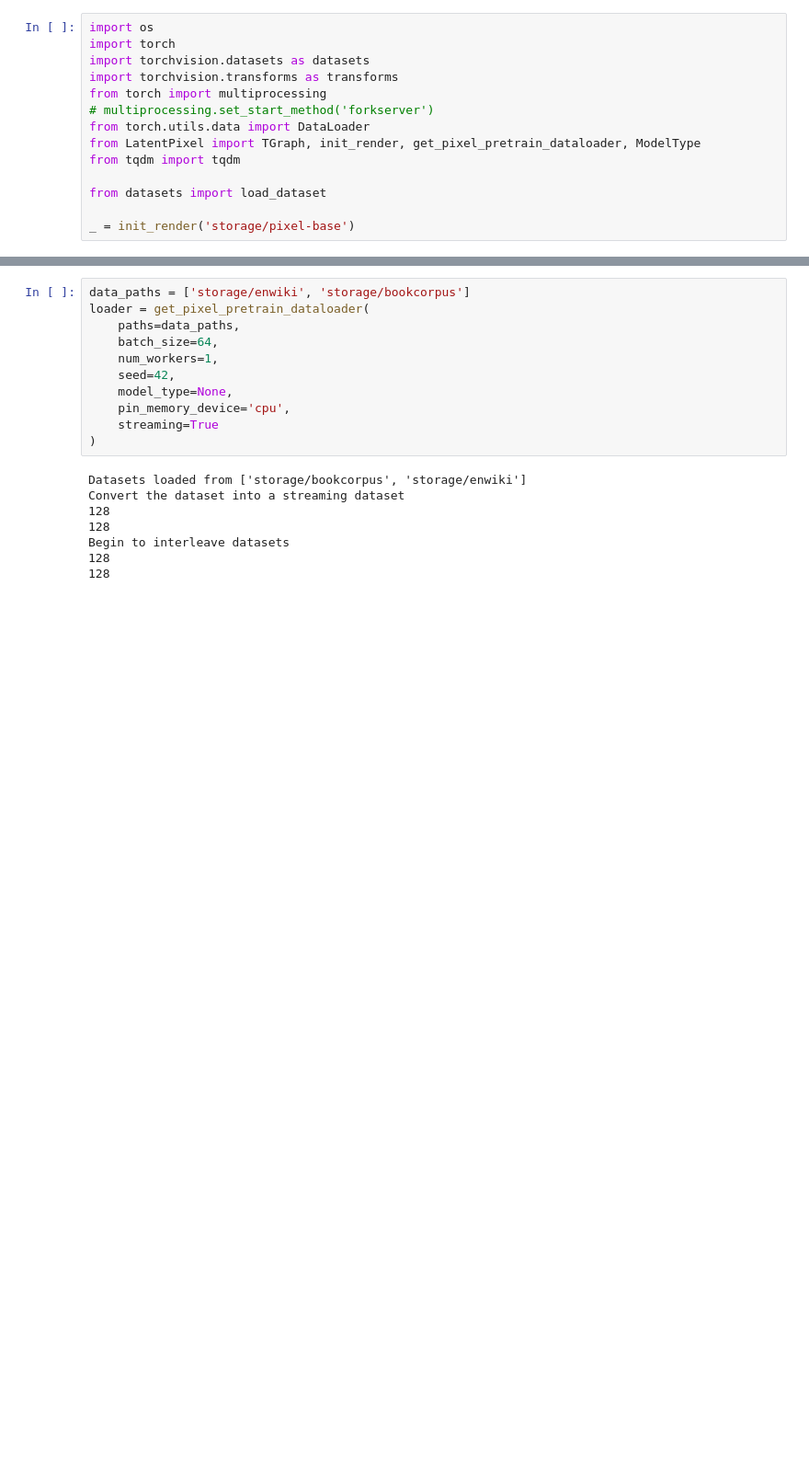
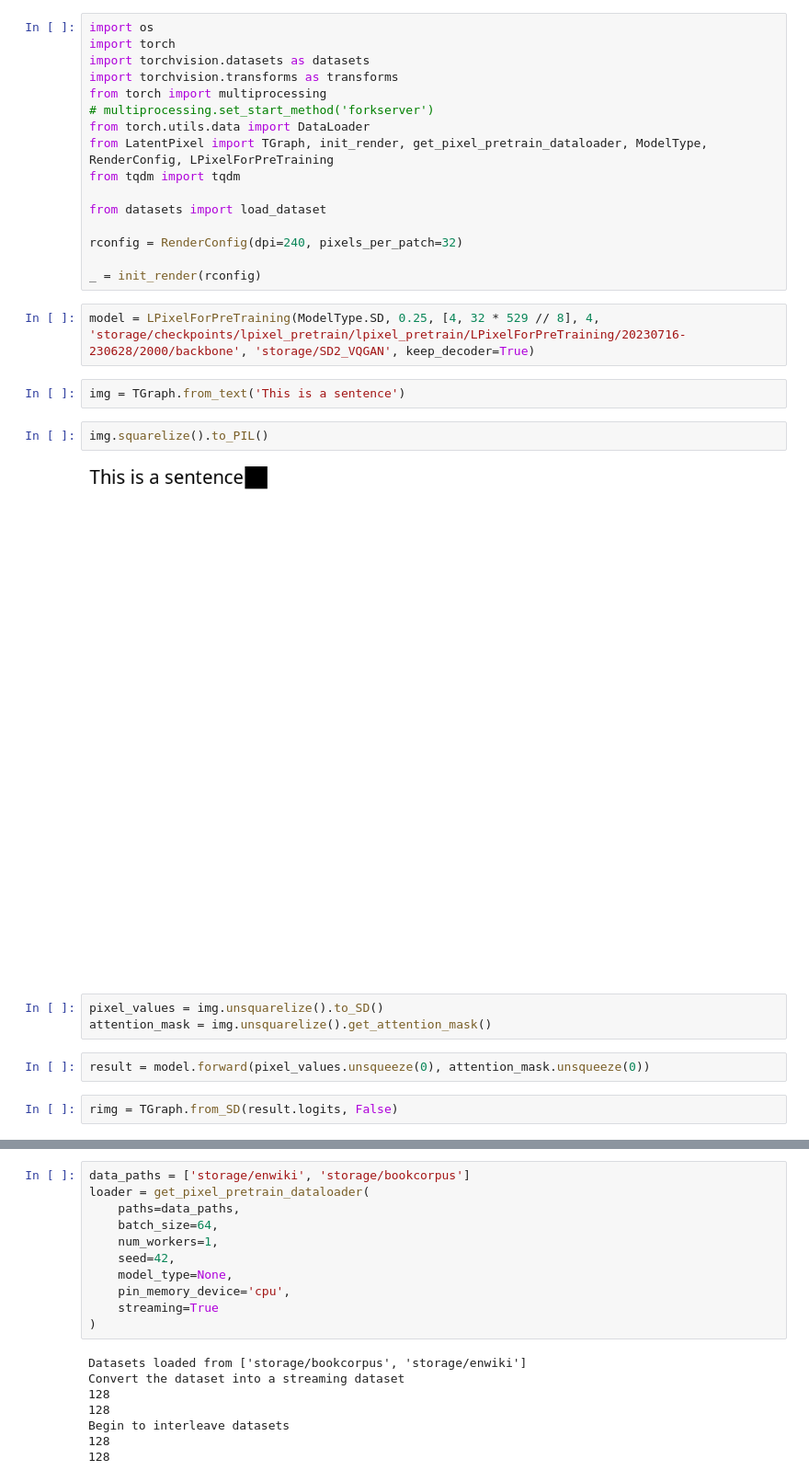
Before and after one commit to april-tools/pixar, a Jupyter notebook: parallel_render.ipynb, the cells around one changed output, grey strips where cells are left out. Shown at 92% size. Drawn from its saved outputs; the diff is of its cells as text; blank space fills up the shorter version.

Commit message:
fix train to pixel error

```diff
--- a/parallel_render.ipynb
+++ b/parallel_render.ipynb
@@ -6,9 +6,26 @@ import torchvision.transforms as transforms
 from torch import multiprocessing
 # multiprocessing.set_start_method('forkserver')
 from torch.utils.data import DataLoader
-from LatentPixel import TGraph, init_render, get_pixel_pretrain_dataloader, ModelType
+from LatentPixel import TGraph, init_render, get_pixel_pretrain_dataloader, ModelType, RenderConfig, LPixelForPreTraining
 from tqdm import tqdm
 
 from datasets import load_dataset
 
-_ = init_render('storage/pixel-base')
+rconfig = RenderConfig(dpi=240, pixels_per_patch=32)
+
+_ = init_render(rconfig)
+# %%
+model = LPixelForPreTraining(ModelType.SD, 0.25, [4, 32 * 529 // 8], 4, 'storage/checkpoints/lpixel_pretrain/lpixel_pretrain/LPixelForPreTraining/20230716-230628/2000/backbone', 'storage/SD2_VQGAN', keep_decoder=True)
+# %%
+img = TGraph.from_text('This is a sentence')
+# %%
+img.squarelize().to_PIL()
+# %% [output]
+[figure, added]
+# %%
+pixel_values = img.unsquarelize().to_SD()
+attention_mask = img.unsquarelize().get_attention_mask()
+# %%
+result = model.forward(pixel_values.unsqueeze(0), attention_mask.unsqueeze(0))
+# %%
+rimg = TGraph.from_SD(result.logits, False)
```
Also changed, not shown: parts of 1 cell of this notebook, 4 other files.
